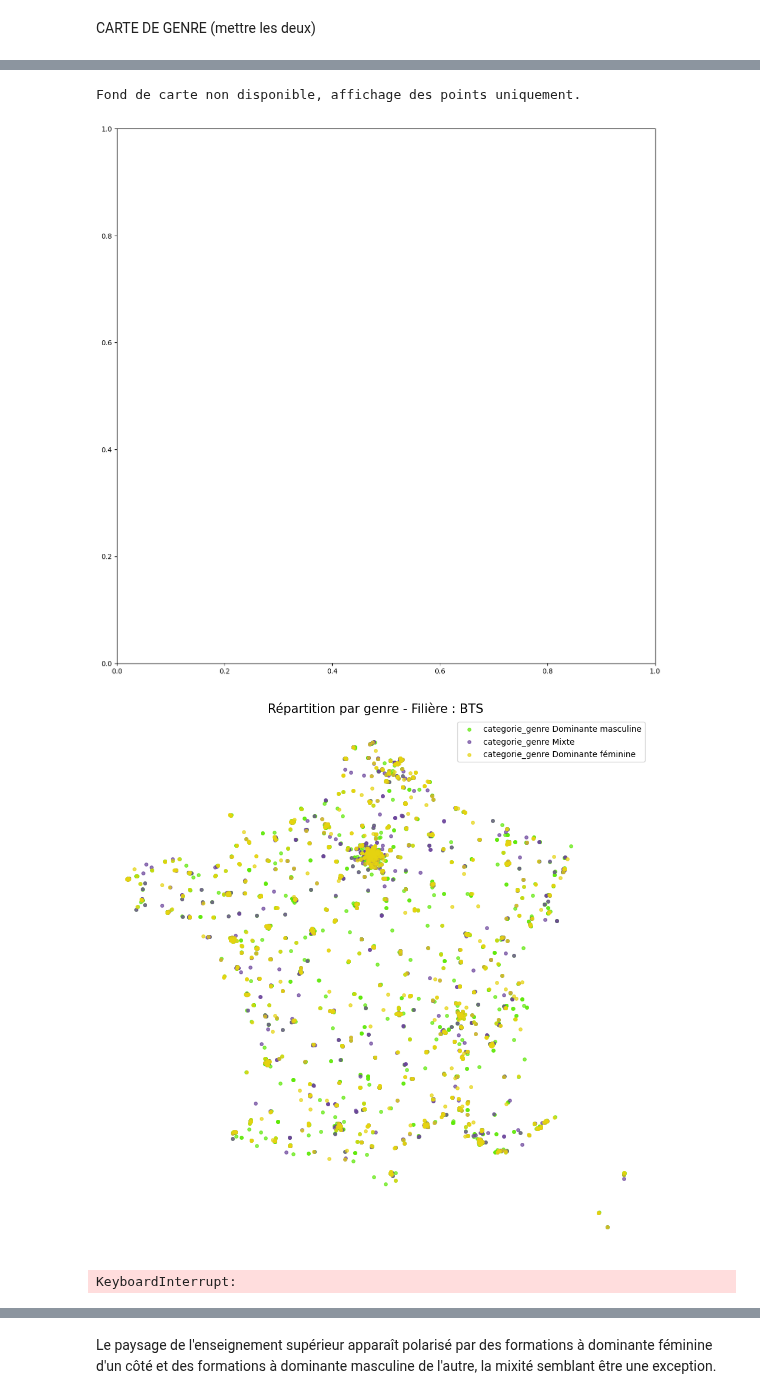
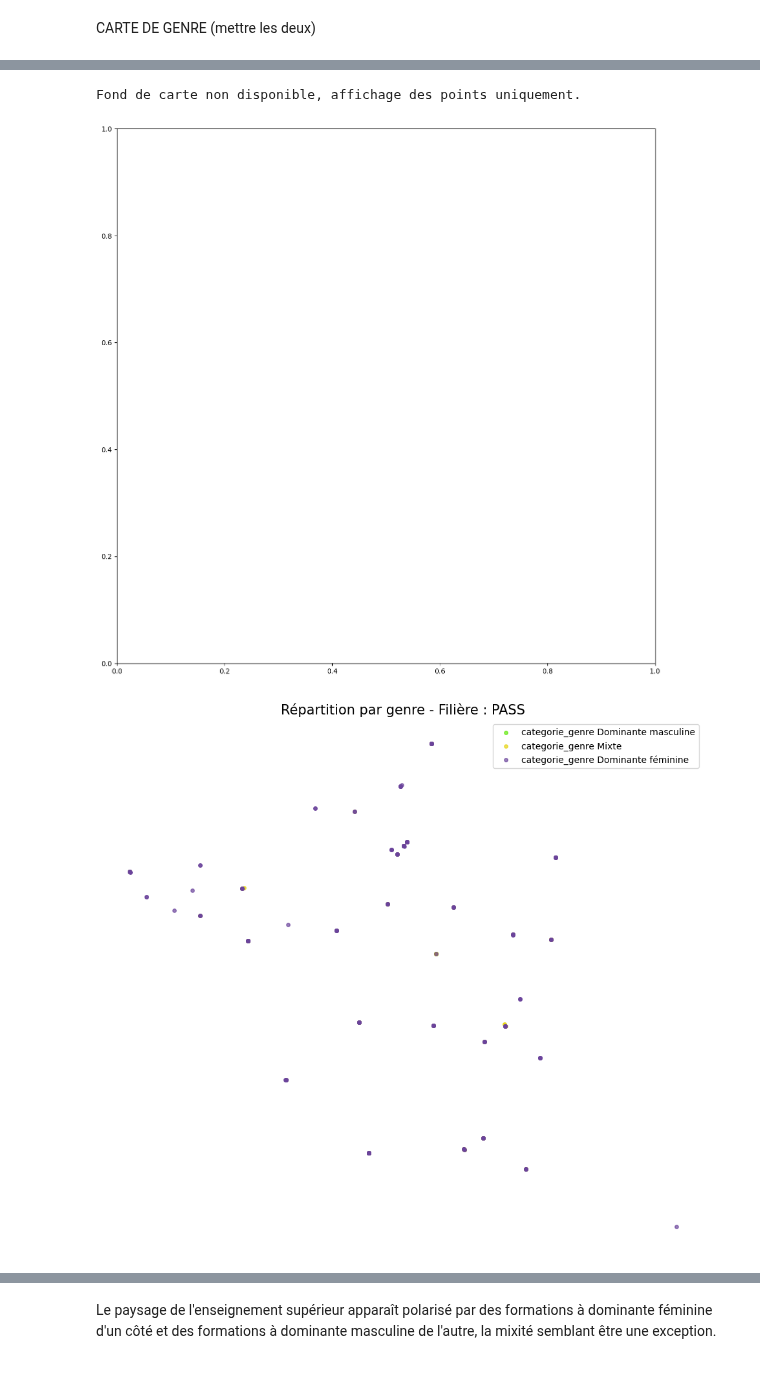
Before and after one commit to elise-m1/Projet-python-data-science, a Jupyter notebook: new_main.ipynb, the cells around one changed output, grey strips where cells are left out. Saved outputs shown, nothing was run; the diff lists cells and outputs as text; code cells hidden in the pictures.

```diff
--- a/new_main.ipynb
+++ b/new_main.ipynb
@@ -770,18 +788,17 @@ Fond de carte non disponible, affichage des points uniquement.
 Carte générée : carte_parcoursup_genre.png
 # %%
-Gender_card_by_way(df)
+Gender_card_by_way(df, "PASS")
 # %% [output]
 A value is trying to be set on a copy of a slice from a DataFrame.
 Try using .loc[row_indexer,col_indexer] = value instead
 
 See the caveats in the documentation: https://pandas.pydata.org/pandas-docs/stable/user_guide/indexing.html#returning-a-view-versus-a-copy
   df[['lat', 'lon']] = df["coord_GPS"].str.split(',', expand=True).astype(float)
 A value is trying to be set on a copy of a slice from a DataFrame.
 Try using .loc[row_indexer,col_indexer] = value instead
 
 See the caveats in the documentation: https://pandas.pydata.org/pandas-docs/stable/user_guide/indexing.html#returning-a-view-versus-a-copy
   df[['lat', 'lon']] = df["coord_GPS"].str.split(',', expand=True).astype(float)
 Fond de carte non disponible, affichage des points uniquement.
 [figure]
-[figure, old version]
+[figure, new version]
-KeyboardInterrupt:
```
Also changed, not shown: parts of 11 cells of this notebook, 5 other files.
